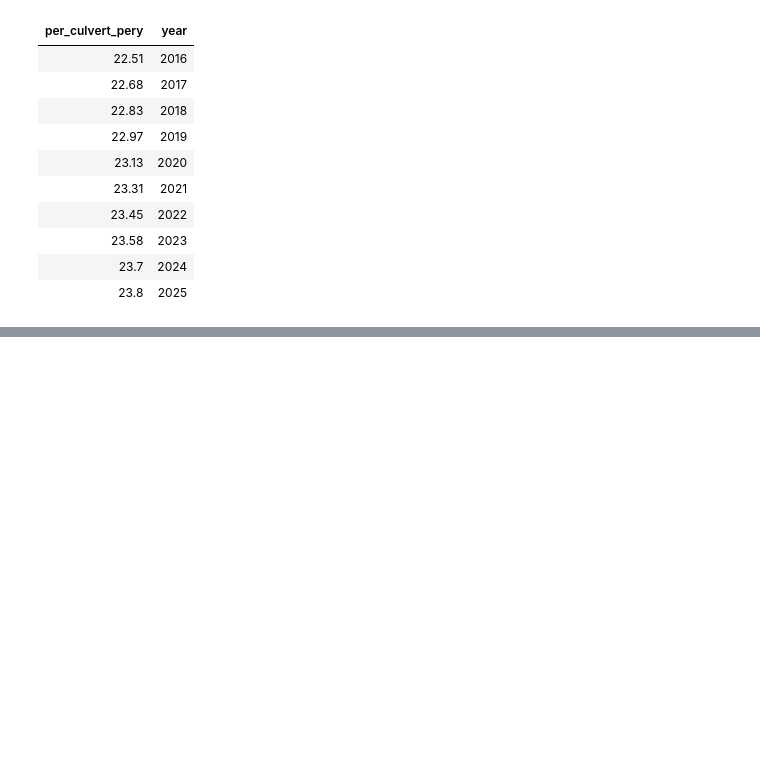
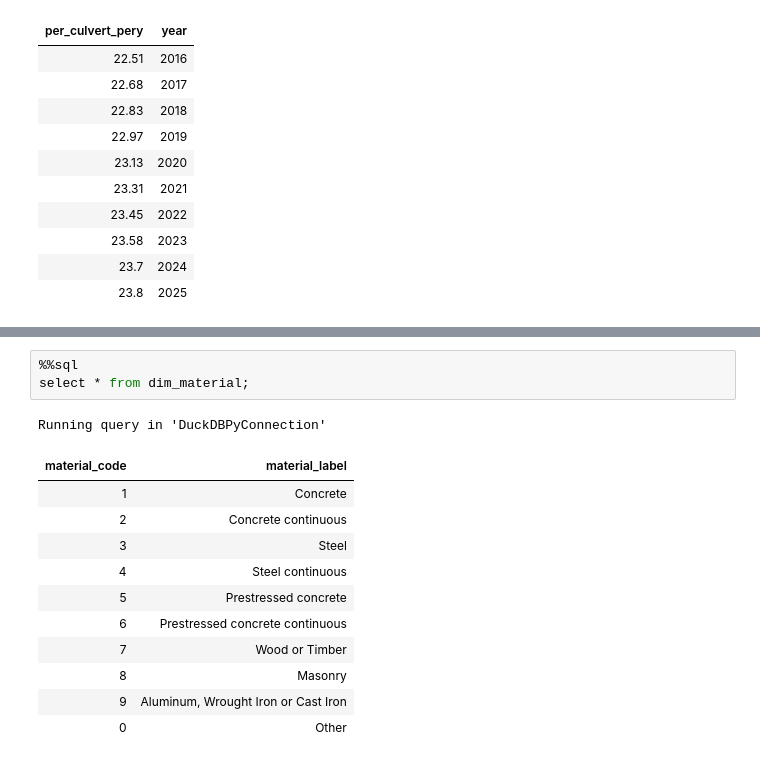
Before and after one commit to AHichem/bridge-deterioration-nbi, a Jupyter notebook: notebooks/02_sql_model.ipynb, the cells around one changed output, grey strips where cells are left out. Saved outputs shown, nothing was run; the diff lists cells and outputs as text; blank space fills up the shorter version.

```diff
--- a/notebooks/02_sql_model.ipynb
+++ b/notebooks/02_sql_model.ipynb
@@ -316,0 +429,16 @@ Running query in 'DuckDBPyConnection'
+# %%
+%%sql
+select * from dim_material;
+# %% [output]
+Running query in 'DuckDBPyConnection'
+| material_code | material_label |
+| 1 | Concrete |
+| 2 | Concrete continuous |
+| 3 | Steel |
+| 4 | Steel continuous |
+| 5 | Prestressed concrete |
+| 6 | Prestressed concrete continuous |
+| 7 | Wood or Timber |
+| 8 | Masonry |
+| 9 | Aluminum, Wrought Iron or Cast Iron |
+| 0 | Other |
```
Also changed, not shown: parts of 6 cells of this notebook.
